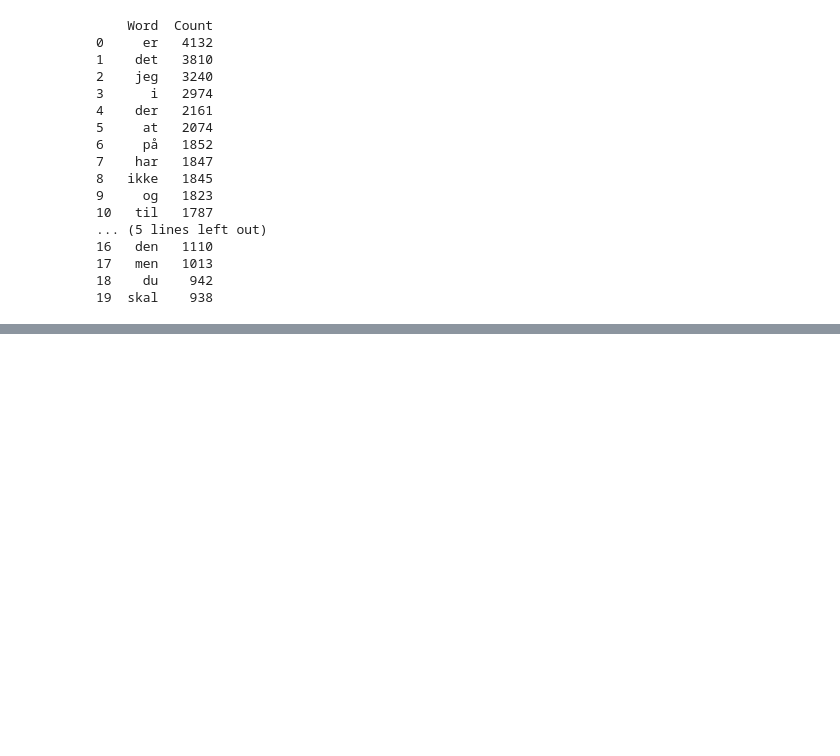
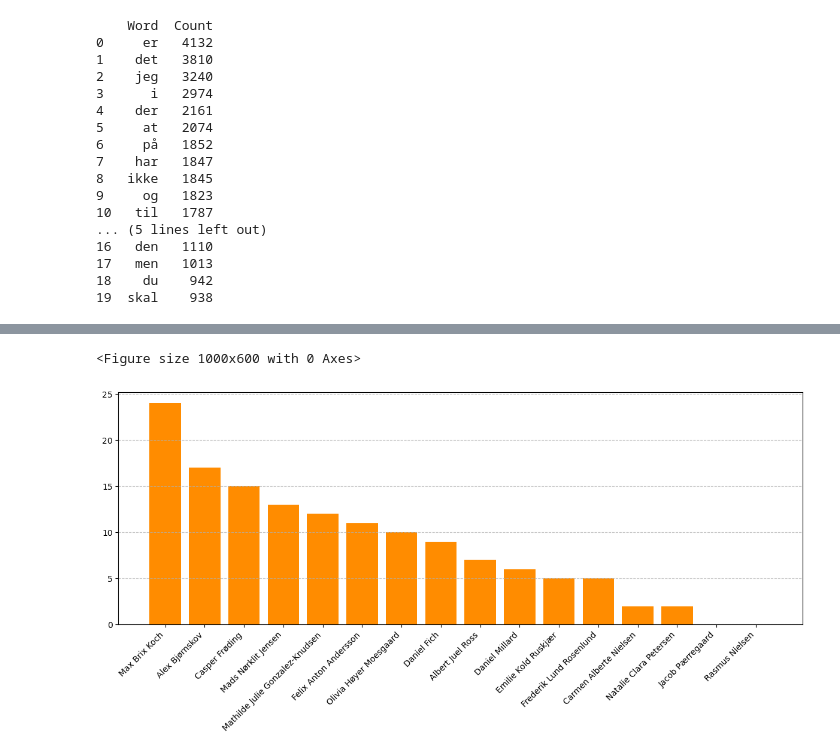
Before and after one commit to AlbertRossJoh/swuchat, a Jupyter notebook: analysis.ipynb, the cells around one changed output, grey strips where cells are left out. Saved outputs shown, nothing was run; the diff lists cells and outputs as text; code cells hidden in the pictures; blank space fills up the shorter version.

```diff
--- a/analysis.ipynb
+++ b/analysis.ipynb
@@ -566,0 +611,53 @@ print(total_occurrences)
+# %%
+def normalize(data):
+    messages_sent = df_removed_stickers.groupby('sender_name').size()
+
+    return (data/messages_sent).sort_values(ascending=False)
+def person_word_usage(df: pd.DataFrame, words: list[str], normalize: bool = False):
+    """
+    Counts the total number of times any word from the 'words' list appears
+    in the 'content' column for each sender.
+    """
+
+    df_temp = df.copy()
+    df_temp['content'] = df_temp['content'].astype(str).str.lower().fillna('')
+
+    def occurrences(series_of_content):
+        total_count = 0
+        pattern = r'\b(' + '|'.join(re.escape(word) for word in words) + r')\b'
+        sender_text = ' '.join(series_of_content.tolist())
+        total_count = len(re.findall(pattern, sender_text))
+        return total_count
+
+    messages_sent = df_temp.groupby('sender_name').size()
+    total_count = df_temp.groupby('sender_name')['content'].apply(occurrences).sort_values(ascending=False)
+    if not normalize:
+        return total_count
+
+    return (total_count/messages_sent).sort_values(ascending=False)
+
+def show_histogram_data(data, yticks: bool = True):
+    plt.figure(figsize=(10, 6))
+
+    plt.figure(figsize=(12, 6))
+    plt.bar(
+        data.keys(),
+        data.values,
+        color='darkorange'
+    )
+    plt.xticks(rotation=45, ha='right')
+    plt.grid(axis='y', linestyle='--', alpha=0.7)
+    if not yticks:
+        plt.yticks([])
+    plt.tight_layout()
+    plt.show()
+
+
+scroll_word_usage = person_word_usage(
+    df_removed_stickers,
+    ['scroll']
+)
+show_histogram_data(scroll_word_usage)
+# %% [output]
+<Figure size 1000x600 with 0 Axes>
+[figure, added]
```
Also changed, not shown: parts of 14 cells of this notebook, 18 other files.
